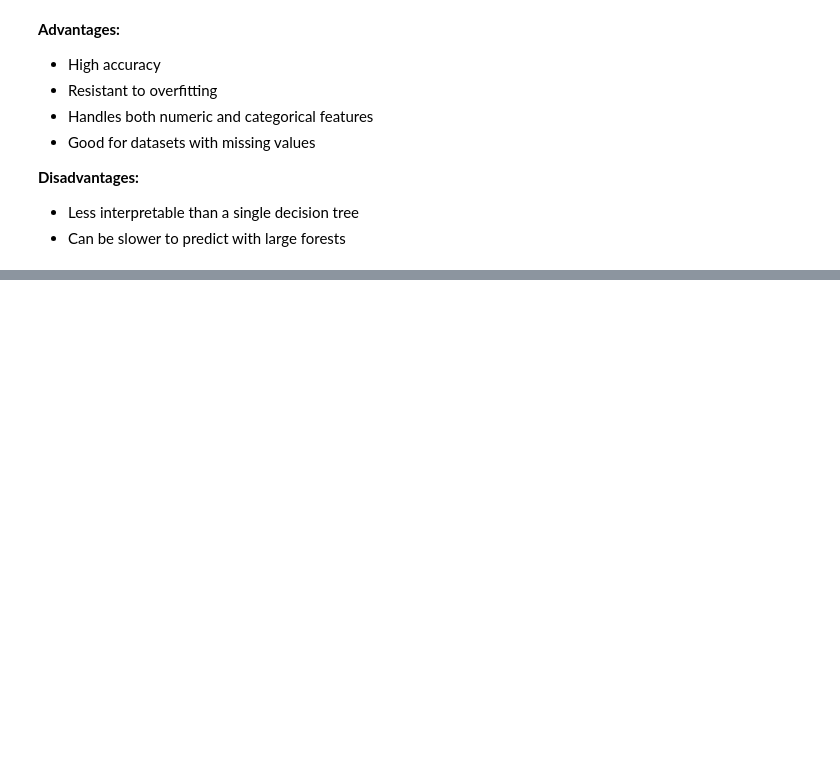
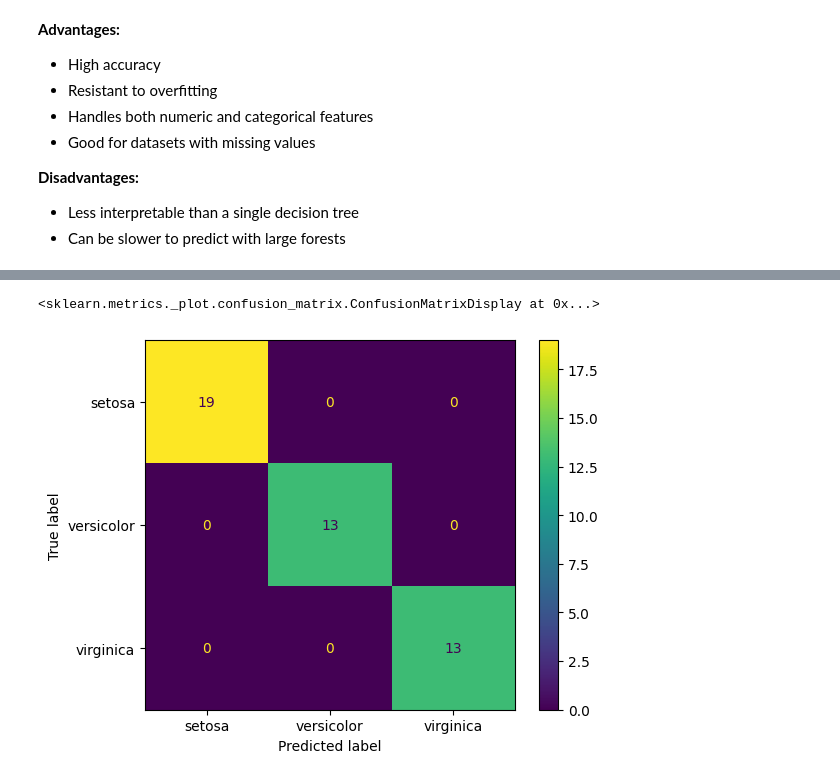
Before and after one commit to adnanagbaria/MLcourse, a Jupyter notebook: Lec7_classification2.ipynb, the cells around one changed output, grey strips where cells are left out. Cells and saved outputs as stored; diff of their text form; code cells hidden in the pictures; blank space fills up the shorter version.

```diff
--- a/Lec7_classification2.ipynb
+++ b/Lec7_classification2.ipynb
@@ -232,0 +292,22 @@ Accuracy: 1.0
+# %%
+from sklearn.metrics import confusion_matrix, ConfusionMatrixDisplay
+from sklearn.datasets import load_iris
+from sklearn.model_selection import train_test_split
+from sklearn.ensemble import RandomForestClassifier
+
+# Load data
+X, y = load_iris(return_X_y=True)
+X_train, X_test, y_train, y_test = train_test_split(X, y, test_size=0.3, random_state=42)
+
+# Train classifier
+clf = RandomForestClassifier()
+clf.fit(X_train, y_train)
+y_pred = clf.predict(X_test)
+
+# Compute and plot confusion matrix
+cm = confusion_matrix(y_test, y_pred)
+disp = ConfusionMatrixDisplay(confusion_matrix=cm, display_labels=load_iris().target_names)
+disp.plot()
+# %% [output]
+<sklearn.metrics._plot.confusion_matrix.ConfusionMatrixDisplay at 0x...>
+[figure, added]
```
Also changed, not shown: parts of 5 cells of this notebook.
